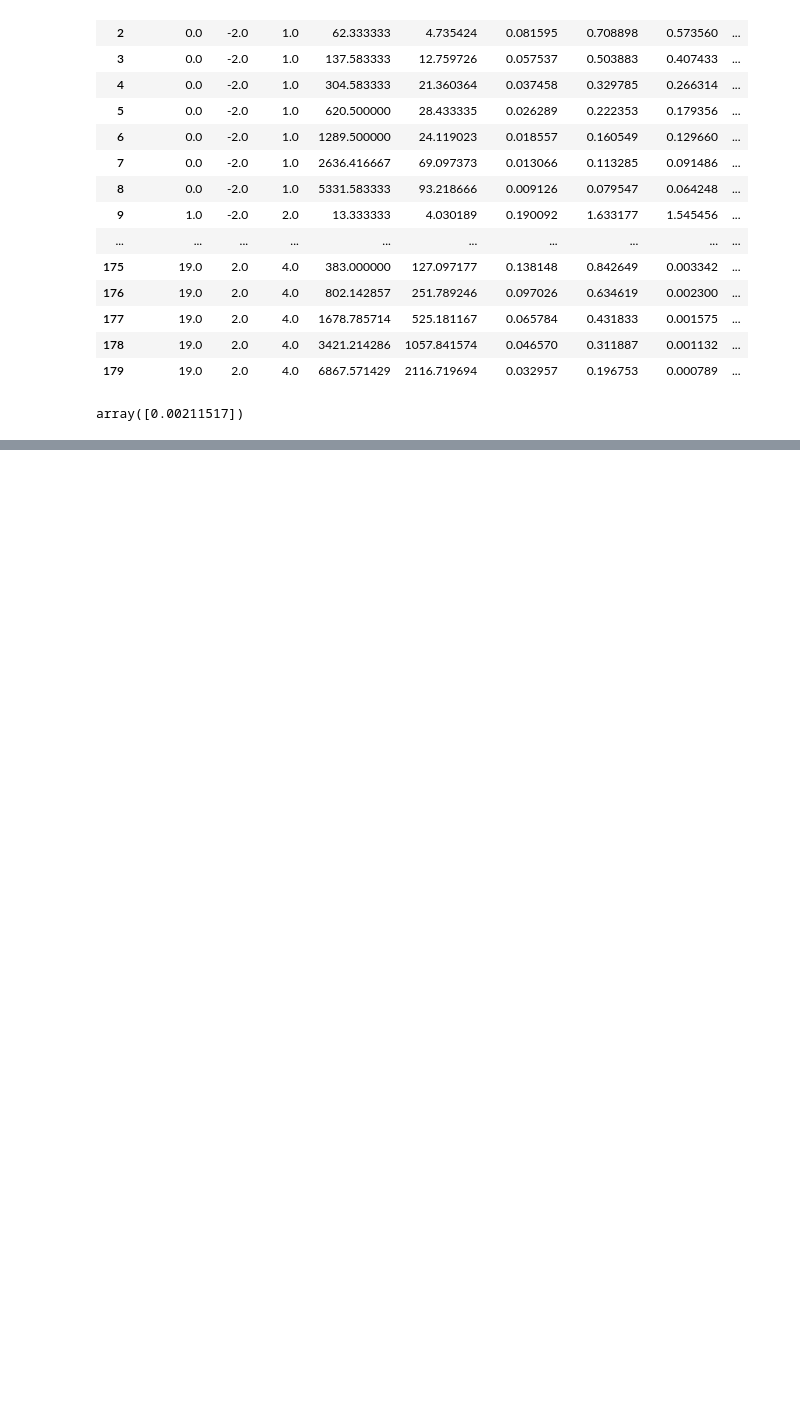
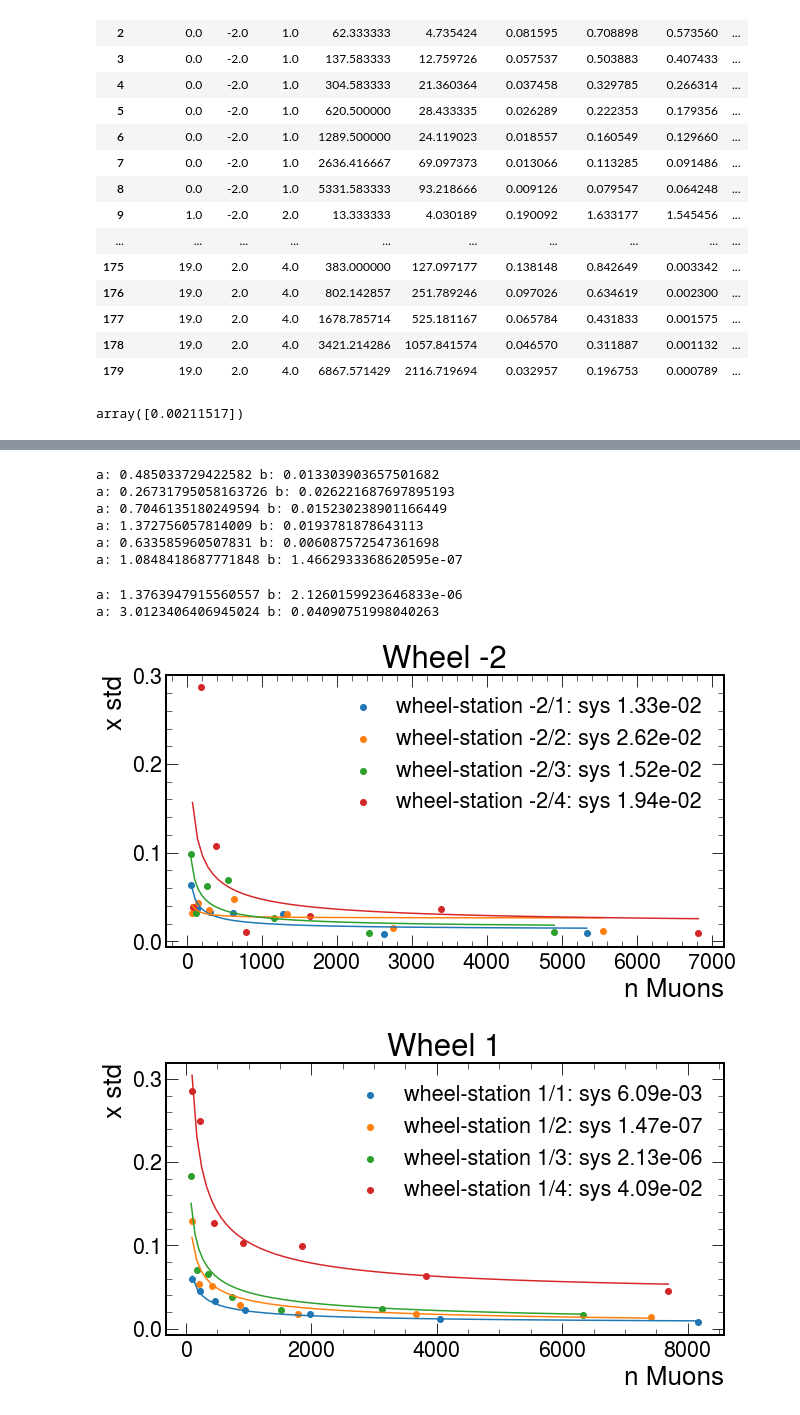
Before and after one commit to rymuelle/cern.cms.uncertainty_study_tools, a Jupyter notebook: dt_uncertainty.ipynb, the cells around one changed output, grey strips where cells are left out. Cells and saved outputs as stored; diff of their text form; code cells hidden in the pictures; blank space fills up the shorter version.

```diff
--- a/dt_uncertainty.ipynb
+++ b/dt_uncertainty.ipynb
@@ -153,4 +154,4 @@ def DTPlot2opt(wheel, station, option1, option2):
 from scipy.optimize import curve_fit
 # %%
 def sys_func(x, p0, p1):
-    return (p0 ** 2 / x + p1 ** 2) ** .5
+    return (p0 ** 2 / x + p1 ** 2) ** 0.5
@@ -168,7 +213,12 @@ def plot_wheel_station(ax, wheel, station):
     print("a: {} b: {}".format(*popt))
 # %%
-fig, axs = plt.subplots(1,1, figsize=(10,10))
-plot_wheel_station(axs, 0, 1)
-
-plot_wheel_station(axs, 0, 4)
-axs.legend()
+def draw_wheel(wheel, option):
+    fig, axs = plt.subplots(1,1, figsize=(10,5))
+    plot_wheel_station(axs, wheel, 1, option)
+    plot_wheel_station(axs, wheel, 2, option)
+    plot_wheel_station(axs, wheel, 3, option)
+    if option != "y":
+        plot_wheel_station(axs, wheel, 4, option)
+    axs.set_title("Wheel {}".format(wheel))
+    hep.style.use(hep.style.ROOT)
+    axs.legend()
@@ -179,0 +282,25 @@ a: -2.923896342987331 b: 3.433014101631548e-06
+# %%
+def draw_wheelhesse(wheel, option):
+    fig, axs = plt.subplots(1,1, figsize=(10,5))
+    plot_wheel_stationhesse(axs, wheel, 1, option)
+    plot_wheel_stationhesse(axs, wheel, 2, option)
+    plot_wheel_stationhesse(axs, wheel, 3, option)
+    if option != "y":
+        plot_wheel_stationhesse(axs, wheel, 4, option)
+    axs.set_title("Wheel {}".format(wheel))
+    hep.style.use(hep.style.ROOT)
+    axs.legend()
+# %%
+draw_wheelhesse(-2, "x")
+draw_wheel(1, "x")
+# %% [output]
+a: 0.485033729422582 b: 0.013303903657501682
+a: 0.26731795058163726 b: 0.026221687697895193
+a: 0.7046135180249594 b: 0.015230238901166449
+a: 1.372756057814009 b: 0.0193781878643113
+a: 0.633585960507831 b: 0.006087572547361698
+a: 1.0848418687771848 b: 1.4662933368620595e-07
+a: 1.3763947915560557 b: 2.1260159923646833e-06
+a: 3.0123406406945024 b: 0.04090751998040263
+[figure, added]
+[figure, added]
```
Also changed, not shown: parts of 8 cells of this notebook.
